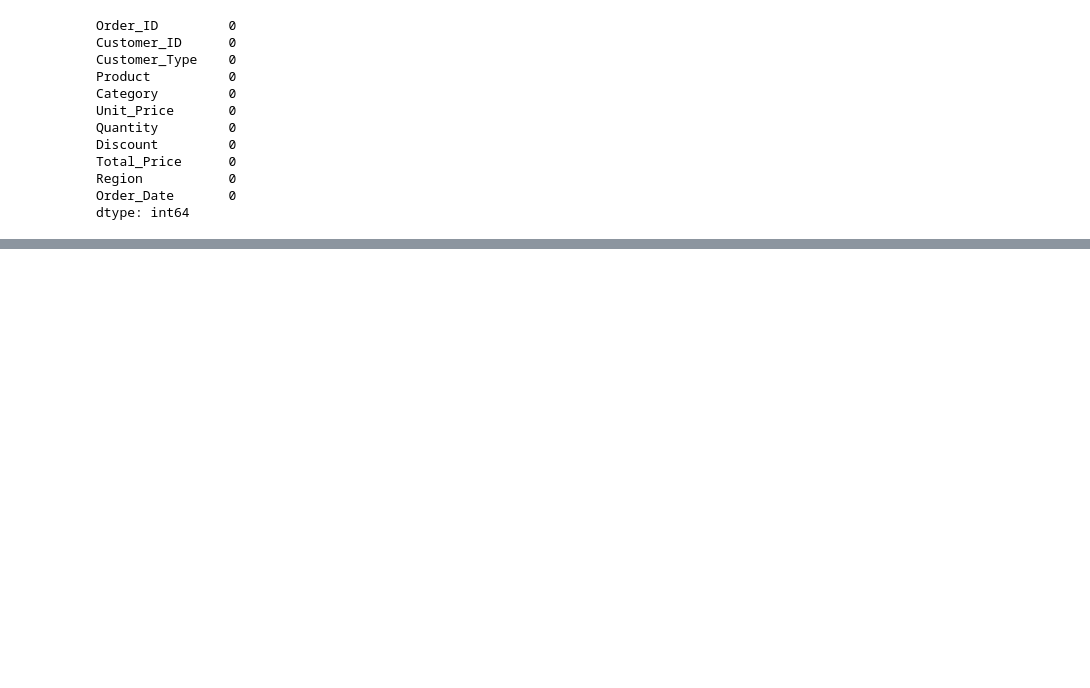
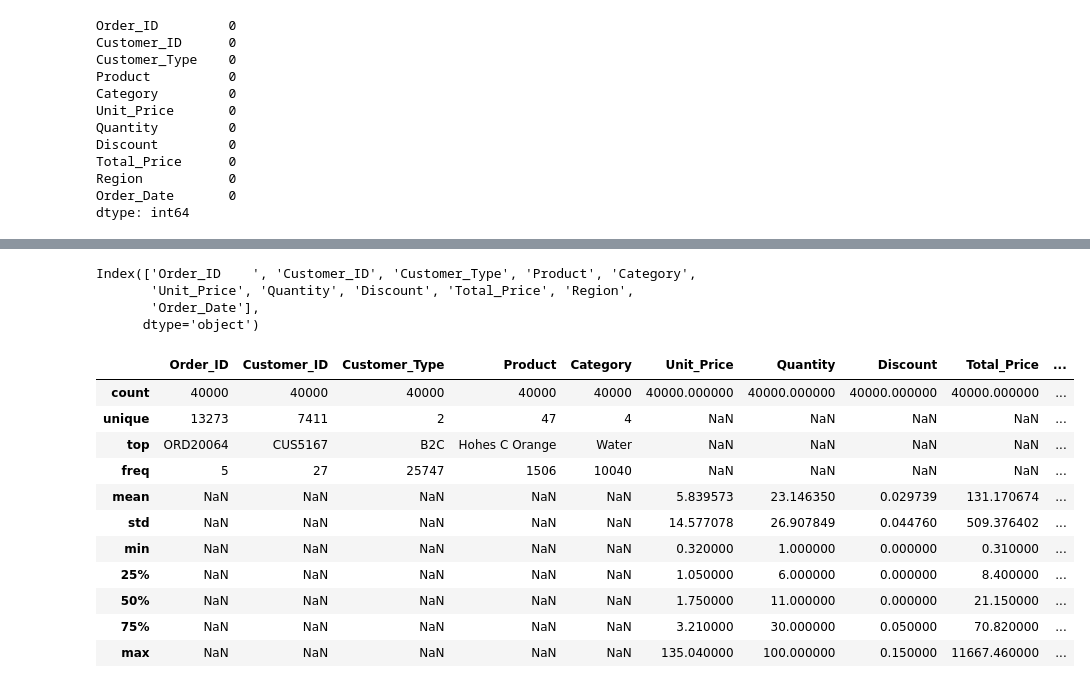
Before and after one commit to Tejas5158/Beverage_sales_analysis_Dashboard, a Jupyter notebook: Beverage_Sales_Analysis.ipynb, the cells around one changed output, grey strips where cells are left out. Drawn from its saved outputs; the diff is of its cells as text; code cells hidden in the pictures; blank space fills up the shorter version.

```diff
--- a/Beverage_Sales_Analysis.ipynb
+++ b/Beverage_Sales_Analysis.ipynb
@@ -54,0 +55,22 @@ print(df == df.rename(columns={'purchase_amount_(usd)':'purchase_amount'}))
+# %%
+df.columns
+# %% [output]
+Index(['Order_ID    ', 'Customer_ID', 'Customer_Type', 'Product', 'Category',
+       'Unit_Price', 'Quantity', 'Discount', 'Total_Price', 'Region',
+       'Order_Date'],
+      dtype='object')
+# %%
+df.describe(include='all')
+# %% [output]
+|  | Order_ID | Customer_ID | Customer_Type | Product | Category | Unit_Price | Quantity | Discount | Total_Price | ... |
+| count | 40000 | 40000 | 40000 | 40000 | 40000 | 40000.000000 | 40000.000000 | 40000.000000 | 40000.000000 | ... |
+| unique | 13273 | 7411 | 2 | 47 | 4 | NaN | NaN | NaN | NaN | ... |
+| top | ORD20064 | CUS5167 | B2C | Hohes C Orange | Water | NaN | NaN | NaN | NaN | ... |
+| freq | 5 | 27 | 25747 | 1506 | 10040 | NaN | NaN | NaN | NaN | ... |
+| mean | NaN | NaN | NaN | NaN | NaN | 5.839573 | 23.146350 | 0.029739 | 131.170674 | ... |
+| std | NaN | NaN | NaN | NaN | NaN | 14.577078 | 26.907849 | 0.044760 | 509.376402 | ... |
+| min | NaN | NaN | NaN | NaN | NaN | 0.320000 | 1.000000 | 0.000000 | 0.310000 | ... |
+| 25% | NaN | NaN | NaN | NaN | NaN | 1.050000 | 6.000000 | 0.000000 | 8.400000 | ... |
+| 50% | NaN | NaN | NaN | NaN | NaN | 1.750000 | 11.000000 | 0.000000 | 21.150000 | ... |
+| 75% | NaN | NaN | NaN | NaN | NaN | 3.210000 | 30.000000 | 0.050000 | 70.820000 | ... |
+| max | NaN | NaN | NaN | NaN | NaN | 135.040000 | 100.000000 | 0.150000 | 11667.460000 | ... |
```
Also changed, not shown: parts of 19 cells of this notebook, 2 other files.
